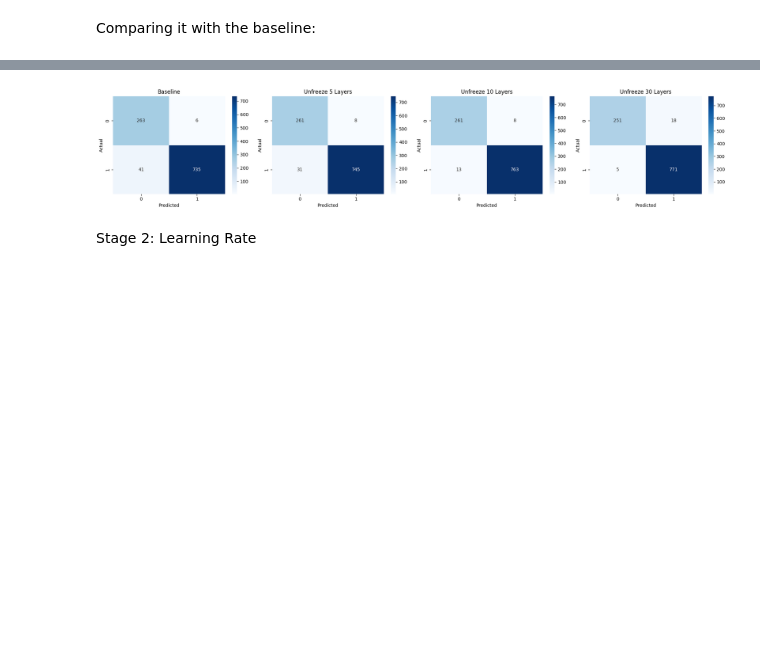
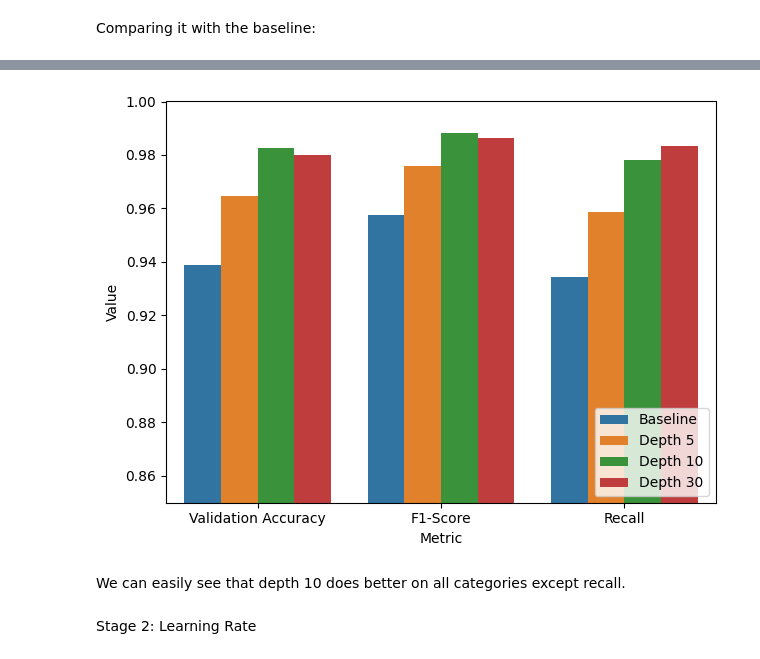
Before and after one commit to arkasharma/resnet50-pneumonia-detection, a Jupyter notebook: xray_preprocessing.ipynb, the cells around one changed output, grey strips where cells are left out. Saved outputs shown, nothing was run; the diff lists cells and outputs as text; code cells hidden in the pictures; blank space fills up the shorter version.

```diff
--- a/xray_preprocessing.ipynb
+++ b/xray_preprocessing.ipynb
@@ -987,33 +830,30 @@ Confusion Matrix:
 # %%
+# Graph of all on validation data
 
-# Confusion matrices
-cm_baseline = np.array([[263, 6],
-                        [41, 735]])
+labels = ["Baseline", "Depth 5", "Depth 10", "Depth 30"]
+val_acc = [0.9388, 0.9646, 0.9827751, 0.9799043]
+f1 = [0.9577, 0.9757377, 0.98828125, 0.98642534]
+recall = [0.9343, 0.9588, 0.9781, 0.9832]  # metric with largest variation
 
-cm_5 = np.array([[261, 8],
-                 [31, 745]])
+df = pd.DataFrame({
+    "Model": labels,
+    "Validation Accuracy": val_acc,
+    "F1-Score": f1,
+    "Recall": recall
+})
 
-cm_10 = np.array([[261, 8],
-                  [13, 763]])
+# Melt for seaborn
+df_melt = df.melt(id_vars="Model", var_name="Metric", value_name="Value")
 
-cm_30 = np.array([[251, 18],
-                  [5, 771]])
-
-cms = [cm_baseline, cm_5, cm_10, cm_30]
-titles = ["Baseline", "Unfreeze 5 Layers", "Unfreeze 10 Layers", "Unfreeze 30 Layers"]
-
-fig, axes = plt.subplots(1, 4, figsize=(20, 4))
-
-for ax, cm, title in zip(axes, cms, titles):
-    sns.heatmap(cm, annot=True, fmt="d", cmap="Blues", ax=ax)
-    ax.set_title(title)
-    ax.set_xlabel("Predicted")
-    ax.set_ylabel("Actual")
-
+sns.barplot(data=df_melt, x="Metric", y="Value", hue="Model")
+plt.ylim(0.85, 1)
+plt.legend(loc='lower right')
 plt.tight_layout()
 plt.show()
 # %% [output]
-[figure, old version]
+[figure, new version]
+# %% [markdown]
+We can easily see that depth 10 does better on all categories except recall.
 # %% [markdown]
 Stage 2: Learning Rate
 # %%
```
Also changed, not shown: parts of 47 cells of this notebook, 1 other file.
